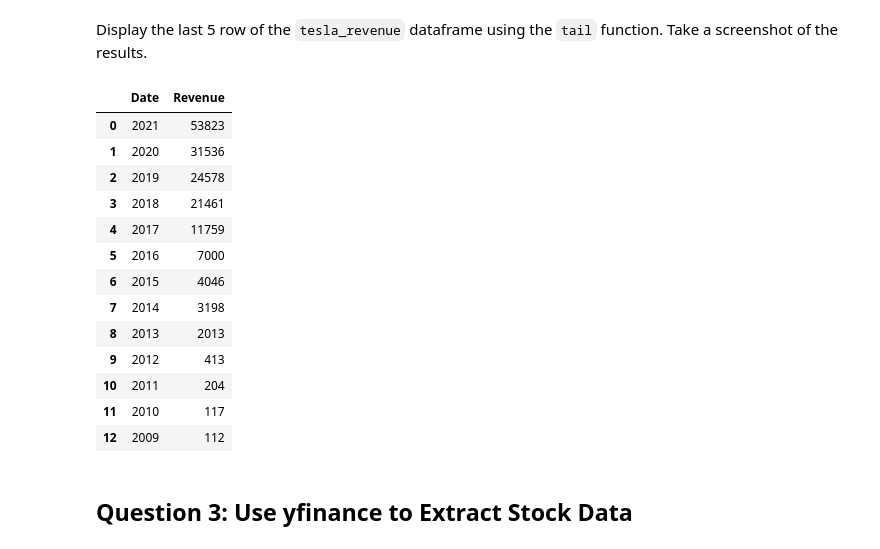
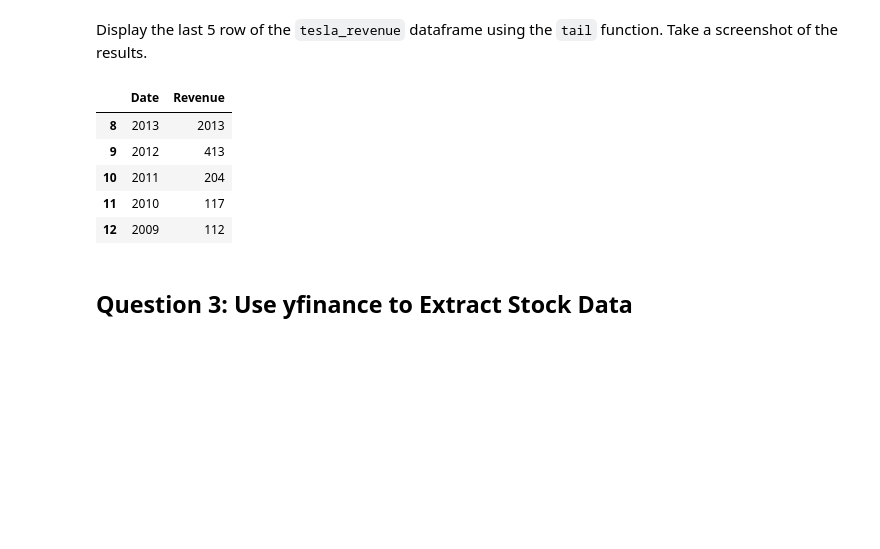
Before and after one commit to lwzbr/ibm-ds-cert, a Jupyter notebook: Final Assignment.ipynb, the cells around one changed output. Cells and saved outputs as stored; diff of their text form; code cells hidden in the pictures; blank space fills up the shorter version.

```diff
--- a/Final Assignment.ipynb
+++ b/Final Assignment.ipynb
@@ -156,17 +139,9 @@ tesla_revenue = tesla_revenue[tesla_revenue['Revenue'] != ""]
 # %% [markdown]
 Display the last 5 row of the `tesla_revenue` dataframe using the `tail` function. Take a screenshot of the results.
 # %%
-tesla_revenue
+tesla_revenue.tail()
 # %% [output]
 |  | Date | Revenue |
-| 0 | 2021 | 53823 |
-| 1 | 2020 | 31536 |
-| 2 | 2019 | 24578 |
-| 3 | 2018 | 21461 |
-| 4 | 2017 | 11759 |
-| 5 | 2016 | 7000 |
-| 6 | 2015 | 4046 |
-| 7 | 2014 | 3198 |
 | 8 | 2013 | 2013 |
 | 9 | 2012 | 413 |
 | 10 | 2011 | 204 |
```
Also changed, not shown: parts of 2 cells of this notebook.
